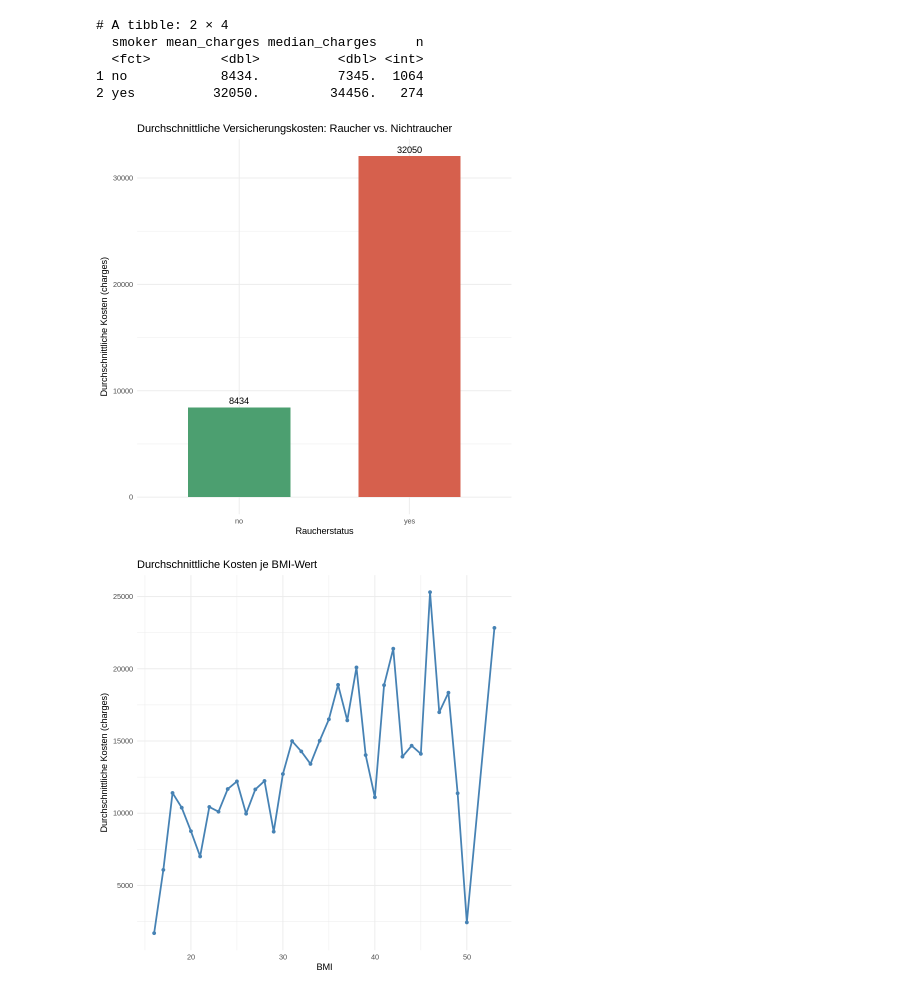
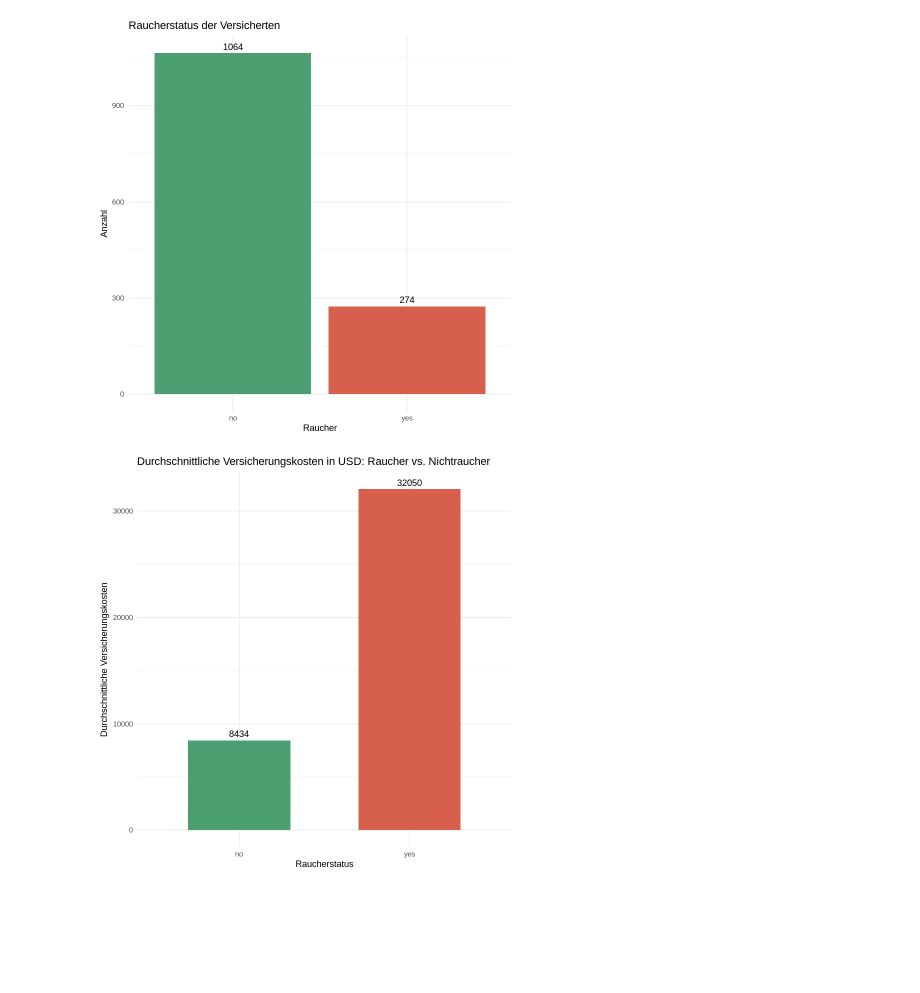
Before and after one commit to isg-data/insurance_eda, a Jupyter notebook: EDA_in_R.ipynb, the cells around one changed output. Saved outputs shown, nothing was run; the diff lists cells and outputs as text; code cells hidden in the pictures; blank space fills up the shorter version.

```diff
--- a/EDA_in_R.ipynb
+++ b/EDA_in_R.ipynb
@@ -67,57 +223,32 @@ A data.frame: 6 × 7
 # %%
-# ---------------------------------------------
-# 2. Balkendiagramm: smoker vs. charges
-#    (Durchschnittliche Kosten je Rauchstatus)
-# ---------------------------------------------
+# ============================================
+# 6. Raucher
+# ============================================
+
+# 6a. Nur die Variable -> Balkendiagramm (Counts)
+ggplot(df, aes(x = smoker, fill = smoker)) +
+  geom_bar() +
+  geom_text(stat = "count", aes(label = after_stat(count)), vjust = -0.5) +
+  labs(title = "Raucherstatus der Versicherten", x = "Raucher", y = "Anzahl") +
+  scale_fill_manual(values = c("no" = "#4C9F70", "yes" = "#D6604D")) +
+  theme_minimal() +
+  theme(legend.position = "none")
+
+# 6b. smoker vs. charges -> Balkendiagramm der Mittelwerte
 smoker_summary <- df %>%
   group_by(smoker) %>%
-  summarise(
-    mean_charges = mean(charges),
-    median_charges = median(charges),
-    n = n()
-  )
-
-print(smoker_summary)
+  summarise(mean_charges = mean(charges))
 
 ggplot(smoker_summary, aes(x = smoker, y = mean_charges, fill = smoker)) +
   geom_col(width = 0.6) +
   geom_text(aes(label = round(mean_charges, 0)), vjust = -0.5) +
   labs(
-    title = "Durchschnittliche Versicherungskosten: Raucher vs. Nichtraucher",
-    x = "Raucherstatus",
-    y = "Durchschnittliche Kosten (charges)"
+    title = "Durchschnittliche Versicherungskosten in USD: Raucher vs. Nichtraucher",
+    x = "Raucherstatus", y = "Durchschnittliche Versicherungskosten"
   ) +
   scale_fill_manual(values = c("no" = "#4C9F70", "yes" = "#D6604D")) +
   theme_minimal() +
   theme(legend.position = "none")
 # %% [output]
-# A tibble: 2 × 4
-  smoker mean_charges median_charges     n
-  <fct>         <dbl>          <dbl> <int>
-1 no            8434.          7345.  1064
-2 yes          32050.         34456.   274
-[figure, old version]
+[figure, new version]
+[figure, added]
-# %%
-
-# ---------------------------------------------
-# 3. Liniendiagramm: bmi vs. charges
-# ---------------------------------------------
-
-# Variante A: "echte" Linie über nach BMI gruppierte Mittelwerte
-# (bessere Wahl, falls explizit ein klassisches Liniendiagramm gefordert ist)
-bmi_binned <- df %>%
-  mutate(bmi_bin = round(bmi)) %>%
-  group_by(bmi_bin) %>%
-  summarise(mean_charges = mean(charges))
-
-ggplot(bmi_binned, aes(x = bmi_bin, y = mean_charges)) +
-  geom_line(color = "steelblue", linewidth = 1) +
-  geom_point(color = "steelblue") +
-  labs(
-    title = "Durchschnittliche Kosten je BMI-Wert",
-    x = "BMI",
-    y = "Durchschnittliche Kosten"
-  ) +
-  theme_minimal()
-# %% [output]
-[figure, removed]
```
Also changed, not shown: parts of 11 cells of this notebook.
